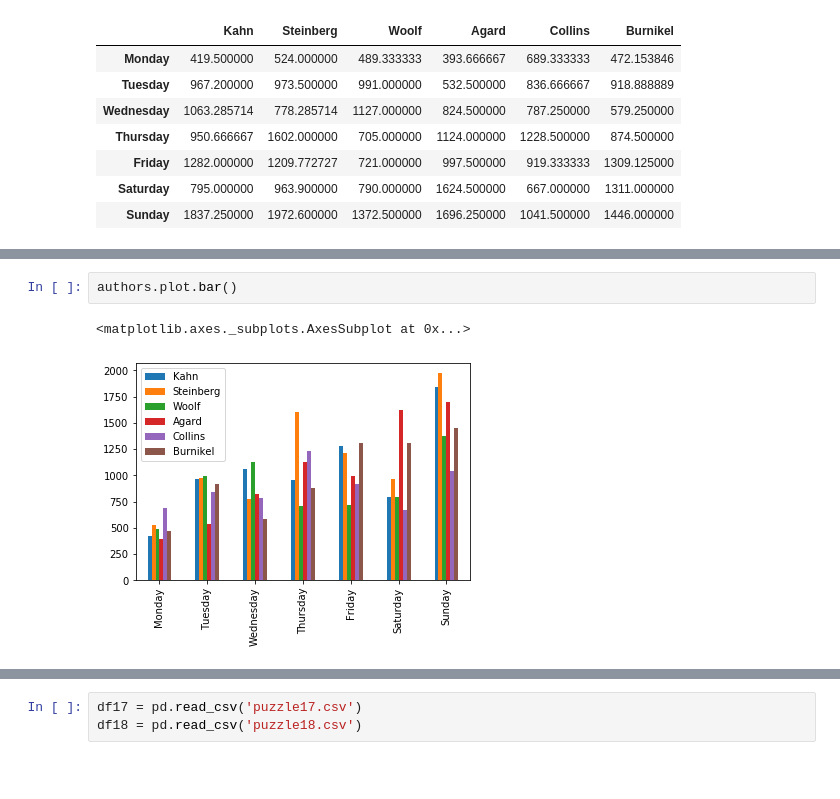
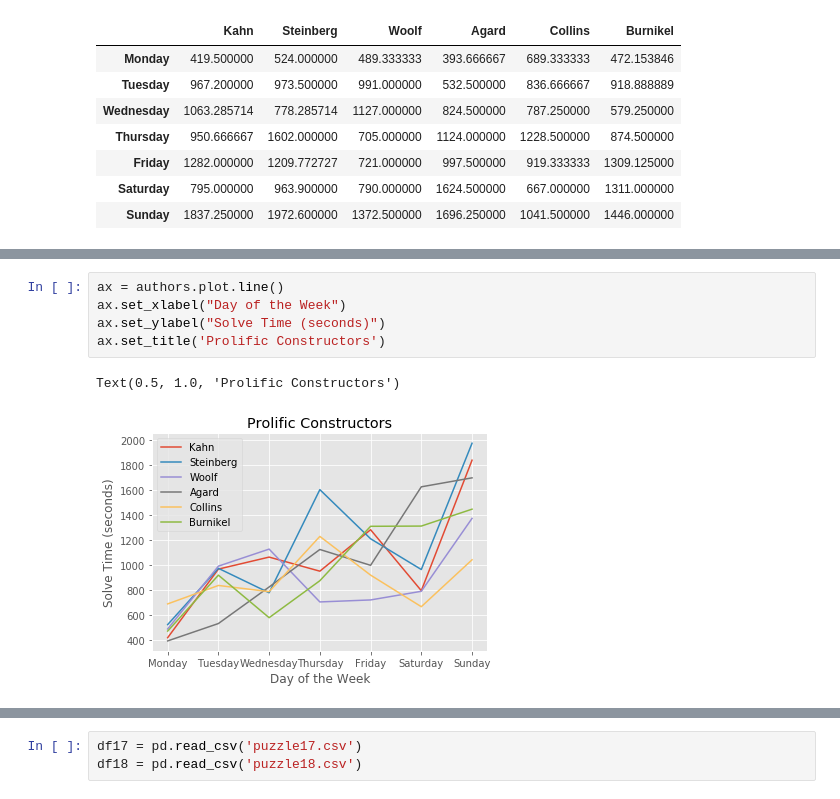
Before and after one commit to kejohnson1231/Crosswords, a Jupyter notebook: capstone_one_clean.ipynb, the cells around one changed output, grey strips where cells are left out. Saved outputs shown, nothing was run; the diff lists cells and outputs as text; blank space fills up the shorter version.

```diff
--- a/capstone_one_clean.ipynb
+++ b/capstone_one_clean.ipynb
@@ -212,5 +205,8 @@ authors.plot.line()
-# %%
-authors.plot.bar()
-# %% [output]
-<matplotlib.axes._subplots.AxesSubplot at 0x...>
-[figure, removed]
+# %%
+ax = authors.plot.line()
+ax.set_xlabel("Day of the Week")
+ax.set_ylabel("Solve Time (seconds)")
+ax.set_title('Prolific Constructors')
+# %% [output]
+Text(0.5, 1.0, 'Prolific Constructors')
+[figure, added]
```
Also changed, not shown: parts of 33 cells of this notebook, 5 other files.
